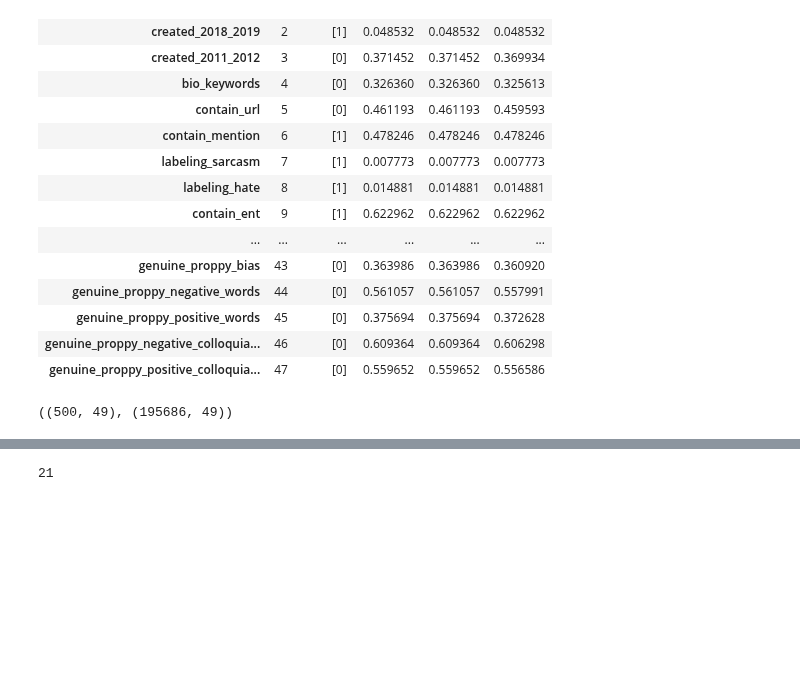
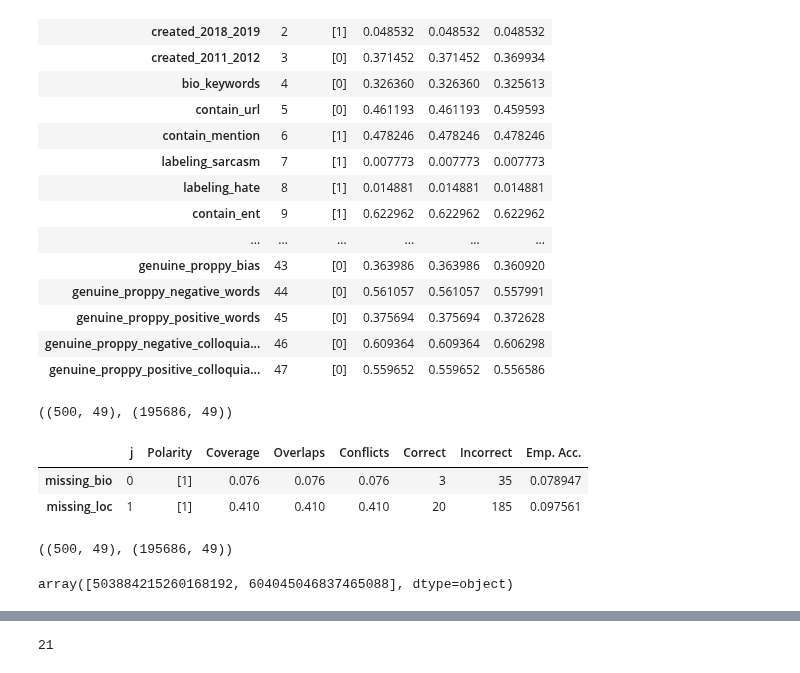
Before and after one commit to iSemantics-ai/Arabic-Propaganda-Detection, a Jupyter notebook: notebooks/labeling_functions.ipynb, the cells around one changed output, grey strips where cells are left out. Saved outputs shown, nothing was run; the diff lists cells and outputs as text; code cells hidden in the pictures; blank space fills up the shorter version.

```diff
--- a/notebooks/labeling_functions.ipynb
+++ b/notebooks/labeling_functions.ipynb
@@ -886,3 +886,23 @@ L_dev_ids.shape, L_train_ids.shape
 # %%
 np.save(lfs_dev_labels_path, L_dev_ids)
 np.save(lfs_train_labels_path, L_train_ids)
+# %%
+# loading the saved data
+
+results = pd.read_json(lfs_analysis_path)
+L_train = np.load(lfs_train_labels_path, allow_pickle=True)
+L_dev = np.load(lfs_dev_labels_path, allow_pickle=True)
+# %%
+results.head(2)
+# %% [output]
+|  | j | Polarity | Coverage | Overlaps | Conflicts | Correct | Incorrect | Emp. Acc. |
+| missing_bio | 0 | [1] | 0.076 | 0.076 | 0.076 | 3 | 35 | 0.078947 |
+| missing_loc | 1 | [1] | 0.410 | 0.410 | 0.410 | 20 | 185 | 0.097561 |
+# %%
+L_dev.shape, L_train.shape
+# %% [output]
+((500, 49), (195686, 49))
+# %%
+L_train[:2, -1]
+# %% [output]
+array([503884215260168192, 604045046837465088], dtype=object)
```
Also changed, not shown: parts of 17 cells of this notebook.
